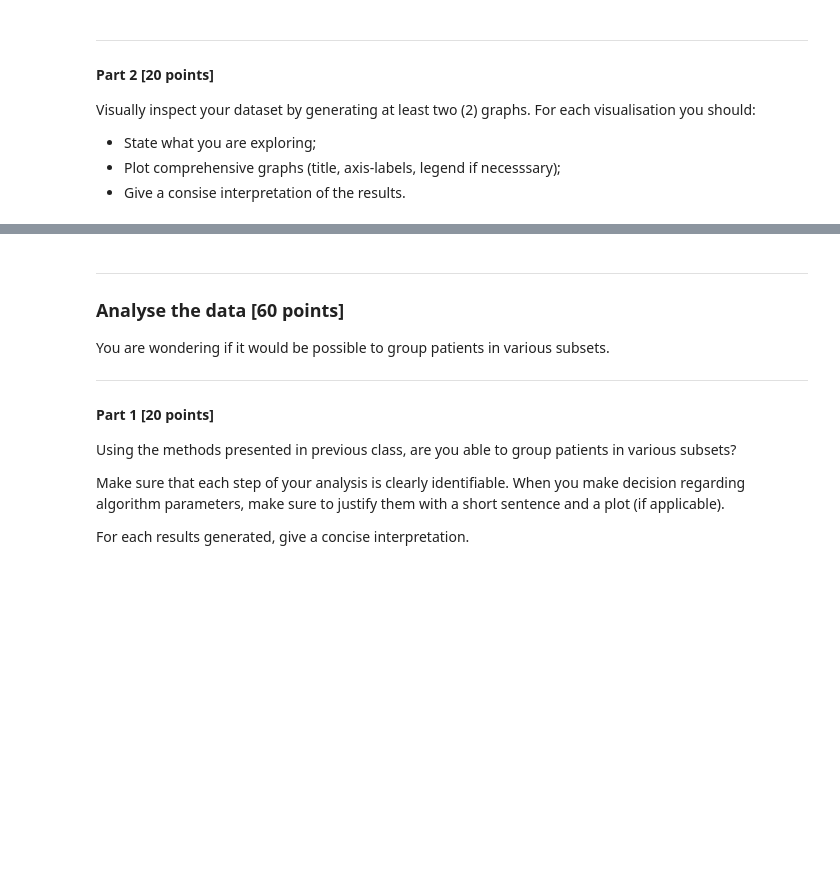
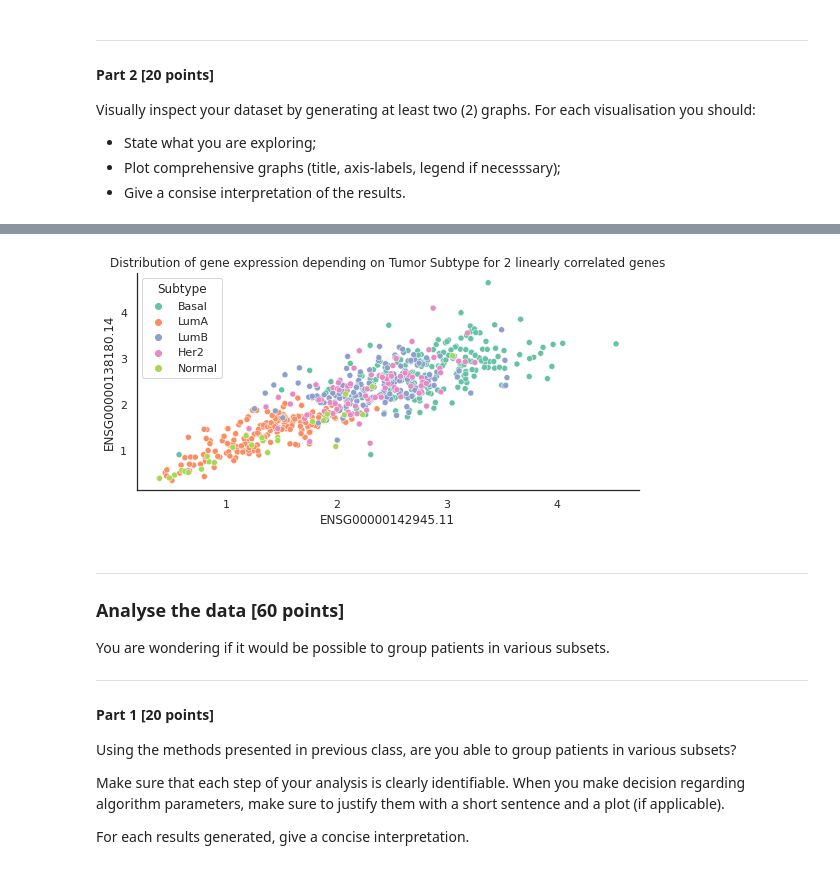
Before and after one commit to AngeliqueGallinari/BIM6065C, a Jupyter notebook: data_analysis_3.ipynb, the cells around one changed output, grey strips where cells are left out. Cells and saved outputs as stored; diff of their text form; code cells hidden in the pictures; blank space fills up the shorter version.

```diff
--- a/data_analysis_3.ipynb
+++ b/data_analysis_3.ipynb
@@ -336,3 +371,13 @@ SyntaxError: expression cannot contain assignment, perhaps you meant "=="? (1489
+# %%
+sns.scatterplot(data=dataframe, x="ENSG00000142945.11",y="ENSG00000138180.14", hue="Subtype")
+plt.title("Distribution of gene expression depending on Tumor Subtype for 2 linearly correlated genes")
+
+
+sns.despine()
+
+#here we look at the distribution of genes depending on breast tumor subtype, for 2 genes that are linearly correlated
+# %% [output]
+[figure, added]
 # %% [markdown]
 <hr style="border:1px solid black"> </hr>
 
```
Also changed, not shown: parts of 24 cells of this notebook.
